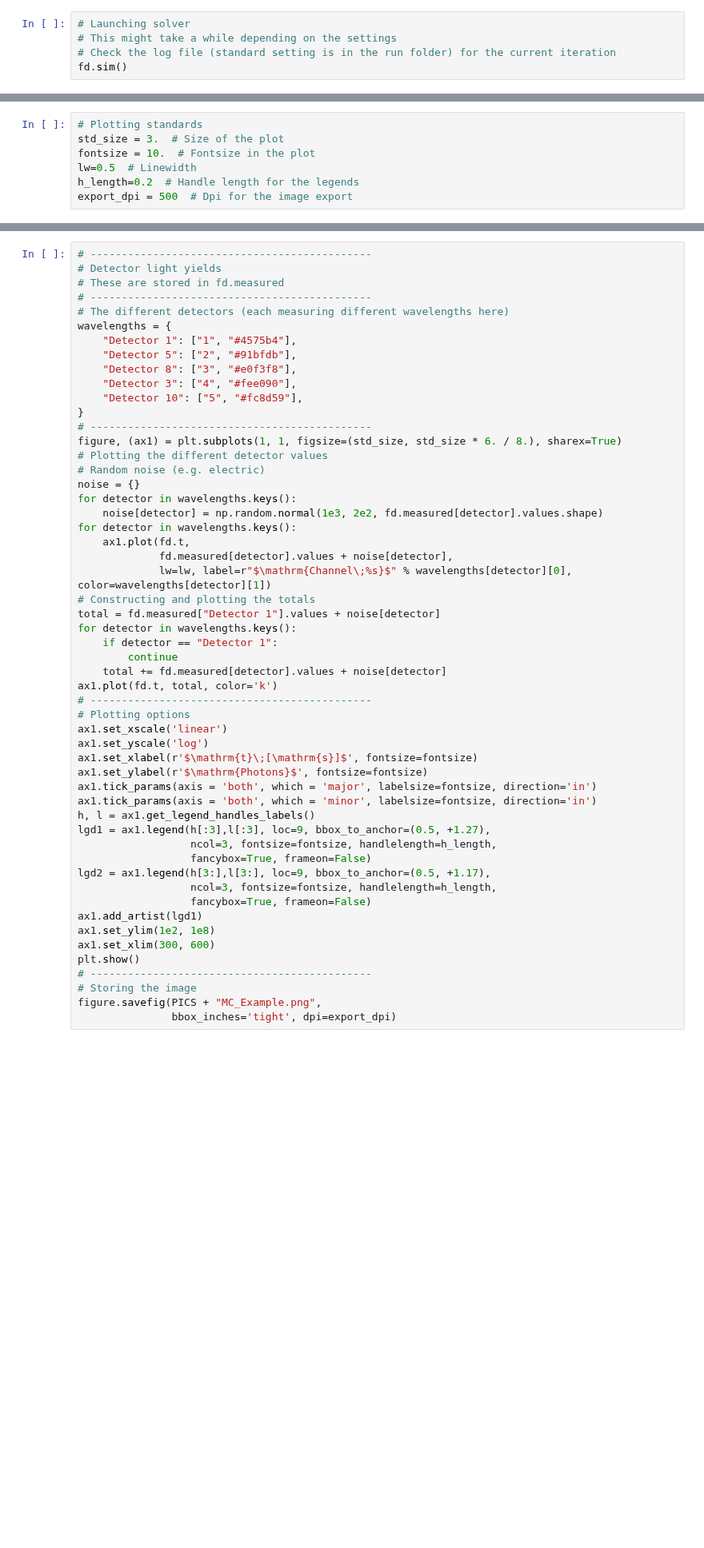
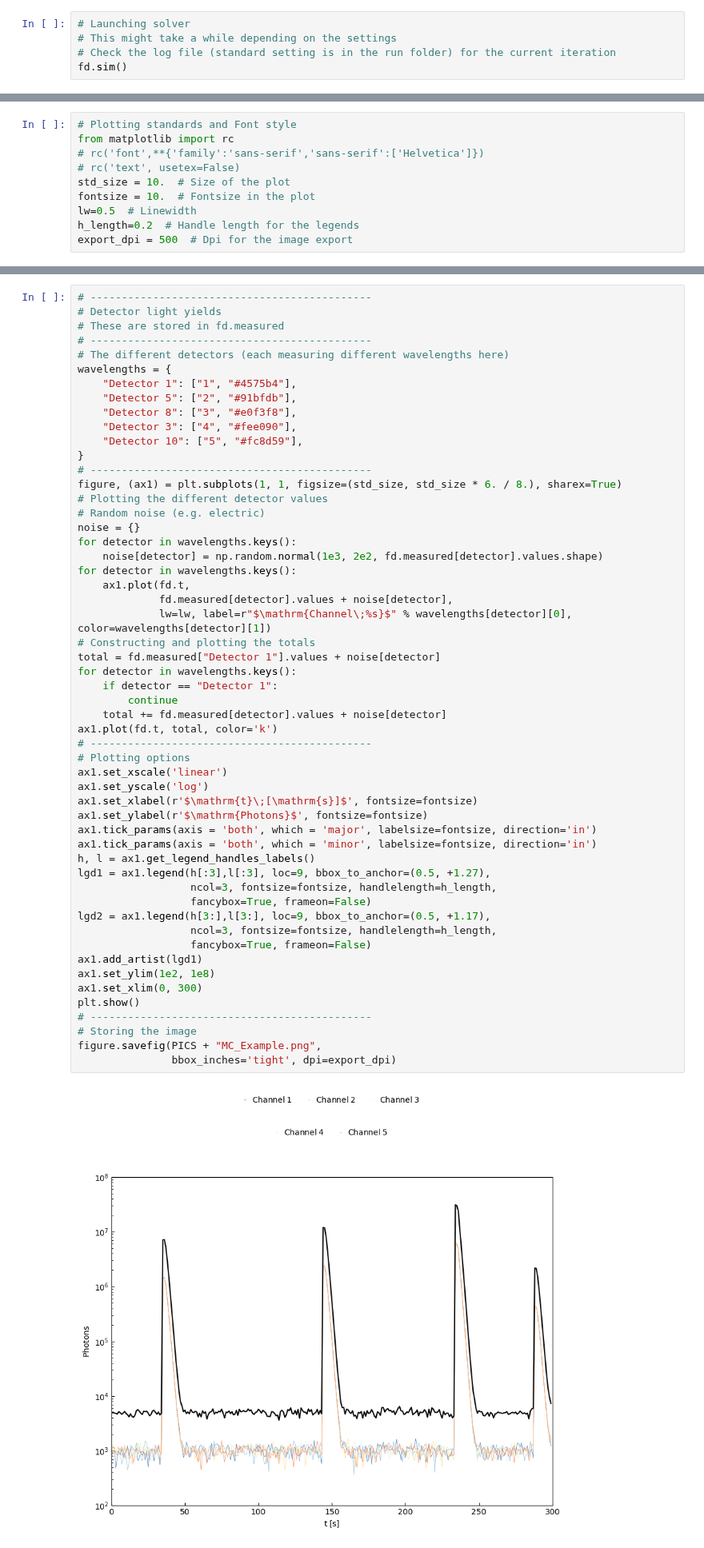
Before and after one commit to MeighenBergerS/fourth_day, a Jupyter notebook: examples/example_basics.ipynb, the cells around one changed output, grey strips where cells are left out. Shown at 80% size. Saved outputs shown, nothing was run; the diff lists cells and outputs as text; blank space fills up the shorter version.

```diff
--- a/examples/example_basics.ipynb
+++ b/examples/example_basics.ipynb
@@ -101,6 +137,9 @@ fd.statistics[-1]
 # %%
-# Plotting standards
-std_size = 3.  # Size of the plot
+# Plotting standards and Font style
+from matplotlib import rc
+# rc('font',**{'family':'sans-serif','sans-serif':['Helvetica']})
+# rc('text', usetex=False)
+std_size = 10.  # Size of the plot
 fontsize = 10.  # Fontsize in the plot
 lw=0.5  # Linewidth
 h_length=0.2  # Handle length for the legends
@@ -136,34 +170,36 @@ for detector in wavelengths.keys():
              lw=lw, label=r"$\mathrm{Channel\;%s}$" % wavelengths[detector][0], color=wavelengths[detector][1])
 # Constructing and plotting the totals
 total = fd.measured["Detector 1"].values + noise[detector]
 for detector in wavelengths.keys():
     if detector == "Detector 1":
         continue
     total += fd.measured[detector].values + noise[detector]
 ax1.plot(fd.t, total, color='k')
 # ---------------------------------------------
 # Plotting options
 ax1.set_xscale('linear')
 ax1.set_yscale('log')
 ax1.set_xlabel(r'$\mathrm{t}\;[\mathrm{s}]$', fontsize=fontsize)
 ax1.set_ylabel(r'$\mathrm{Photons}$', fontsize=fontsize)
 ax1.tick_params(axis = 'both', which = 'major', labelsize=fontsize, direction='in')
 ax1.tick_params(axis = 'both', which = 'minor', labelsize=fontsize, direction='in')
 h, l = ax1.get_legend_handles_labels()
 lgd1 = ax1.legend(h[:3],l[:3], loc=9, bbox_to_anchor=(0.5, +1.27),
                   ncol=3, fontsize=fontsize, handlelength=h_length,
                   fancybox=True, frameon=False)
 lgd2 = ax1.legend(h[3:],l[3:], loc=9, bbox_to_anchor=(0.5, +1.17),
                   ncol=3, fontsize=fontsize, handlelength=h_length,
                   fancybox=True, frameon=False)
 ax1.add_artist(lgd1)
 ax1.set_ylim(1e2, 1e8)
-ax1.set_xlim(300, 600)
+ax1.set_xlim(0, 300)
 plt.show()
 # ---------------------------------------------
 # Storing the image
 figure.savefig(PICS + "MC_Example.png",
                bbox_inches='tight', dpi=export_dpi)
+# %% [output]
+[figure, added]
 # %%
 # ---------------------------------------------
 # Creating a view plot
```
Also changed, not shown: parts of 7 cells of this notebook, 7 other files.
